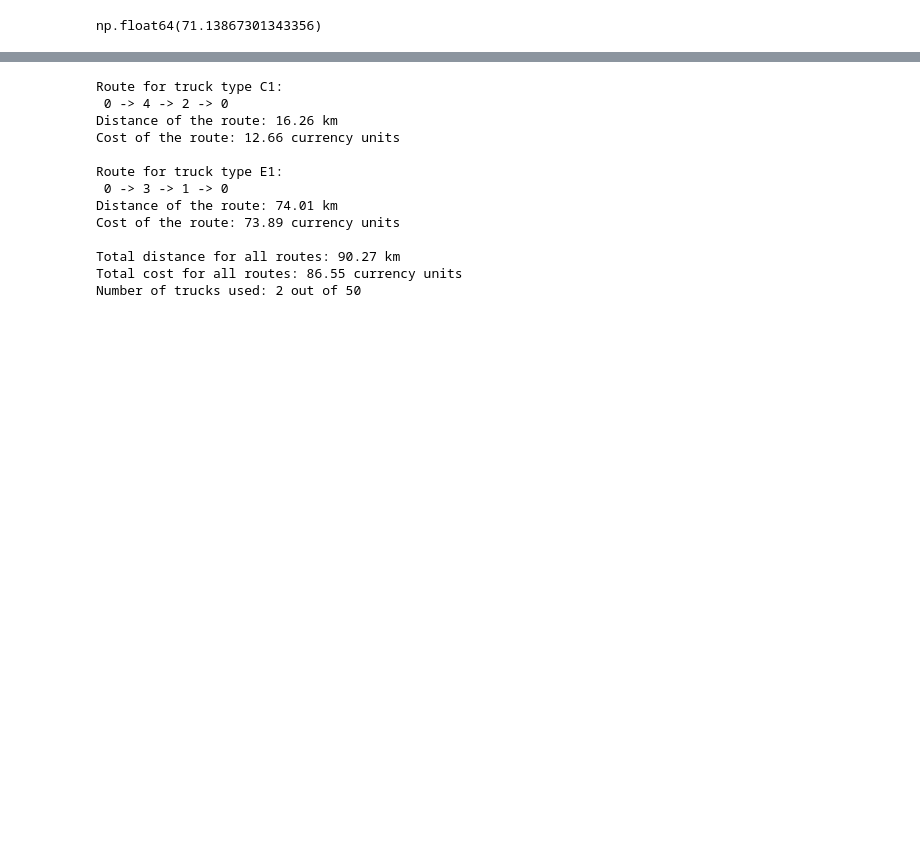
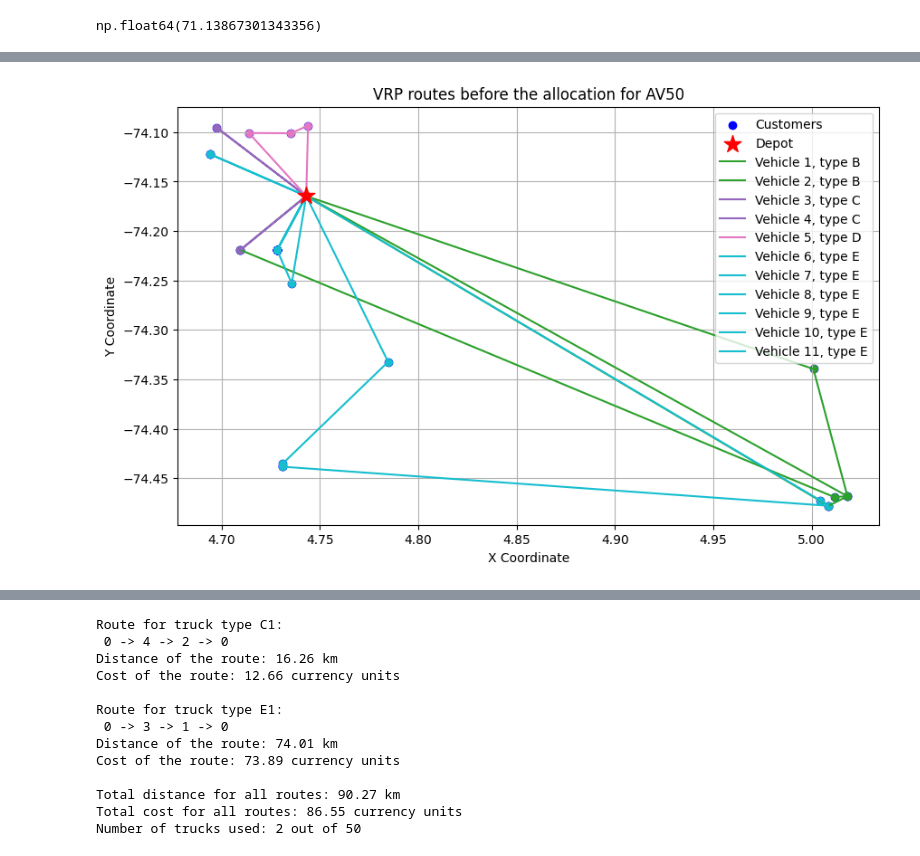
Before and after one commit to Amelie-Mad/logistics, a Jupyter notebook: exploration.ipynb, the cells around one changed output, grey strips where cells are left out. Saved outputs shown, nothing was run; the diff lists cells and outputs as text; code cells hidden in the pictures; blank space fills up the shorter version.

```diff
--- a/exploration.ipynb
+++ b/exploration.ipynb
@@ -425,7 +478,9 @@ costs = main()
 # %%
+costs = main(distance_mtx, time_mtx, demand)
+
 def kpi(costs=costs):
-    total_served_clients = (len(pd.unique(new_subproblem['ordered_volume'])))
-    total_ordered_volume = new_subproblem['ordered_volume'].sum()
+    total_served_clients = (len(pd.unique(subproblem['ordered_volume'])))
+    total_ordered_volume = subproblem['ordered_volume'].sum()
     cost_per_client = costs / total_served_clients
     cost_per_volume = costs / total_ordered_volume
     print(f'Cost per client: {cost_per_client} \nCost per volume: {cost_per_volume}')
@@ -594,0 +512,10 @@ Number of trucks used: 3 out of 50
+# %%
+centers = df['Center_ID'].unique()
+total_costs_before = 0
+for c in centers:
+    print(c)
+    distance_mtx = pd.read_csv(f'original_allocation/distance_matrix_{c}.csv').values
+    time_mtx = pd.read_csv(f'original_allocation/time_matrix_{c}.csv').values
+    demand = df[(df['Center_ID'] == c) & (df['date'] == date)]['ordered_volume'].copy().tolist()
+    costs = main(distance_mtx, time_mtx, demand)
+    total_costs_before += costs
@@ -594,0 +556,10 @@ Number of trucks used: 3 out of 50
+# %%
+centers = df['Center_ID'].unique()
+total_costs_after = 0
+for c in centers:
+    print(c)
+    distance_mtx = pd.read_csv(f'new_allocation/distance_matrix_{c}.csv').values
+    time_mtx = pd.read_csv(f'new_allocation/time_matrix_{c}.csv').values
+    demand = new_df[(new_df['Center_ID'] == c) & (new_df['date'] == date)]['ordered_volume'].copy().tolist()
+    costs = main(distance_mtx, time_mtx, demand)
+    total_costs_after += costs
@@ -594,0 +643,7 @@ Number of trucks used: 3 out of 50
+# %%
+c = 'AV50'
+distance_mtx = pd.read_csv(f'original_allocation/distance_matrix_{c}.csv').values
+time_mtx = pd.read_csv(f'original_allocation/time_matrix_{c}.csv').values
+demand = df[(df['Center_ID'] == c) & (df['date'] == date)]['ordered_volume'].copy().tolist()
+total_cost, solution, data, manager, routing = main(distance_mtx, time_mtx, demand)
+kpi(total_cost)
@@ -594,0 +719,6 @@ Number of trucks used: 3 out of 50
+# %%
+# Make sure locations is defined for the current subproblem
+locations = np.vstack([depot, clients])
+plot_routes(data, manager, routing, solution, locations, vehicle_types=data['vehicle_types'])
+# %% [output]
+[figure, added]
```
Also changed, not shown: parts of 29 cells of this notebook, 28 other files.
